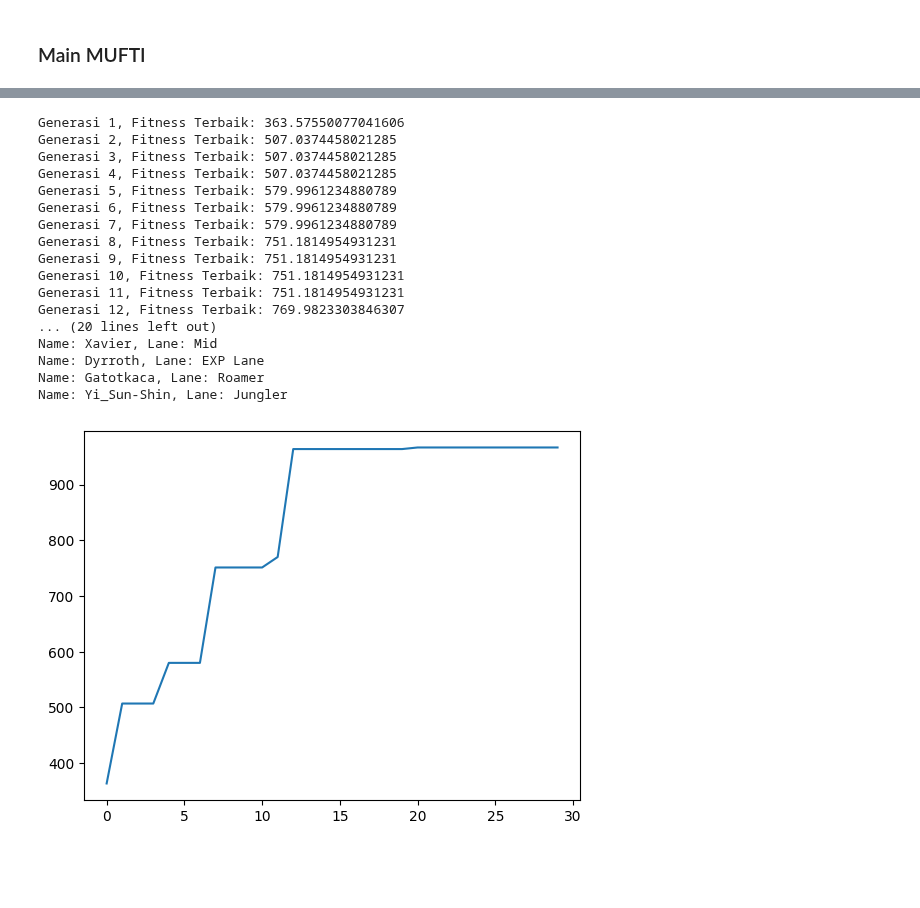
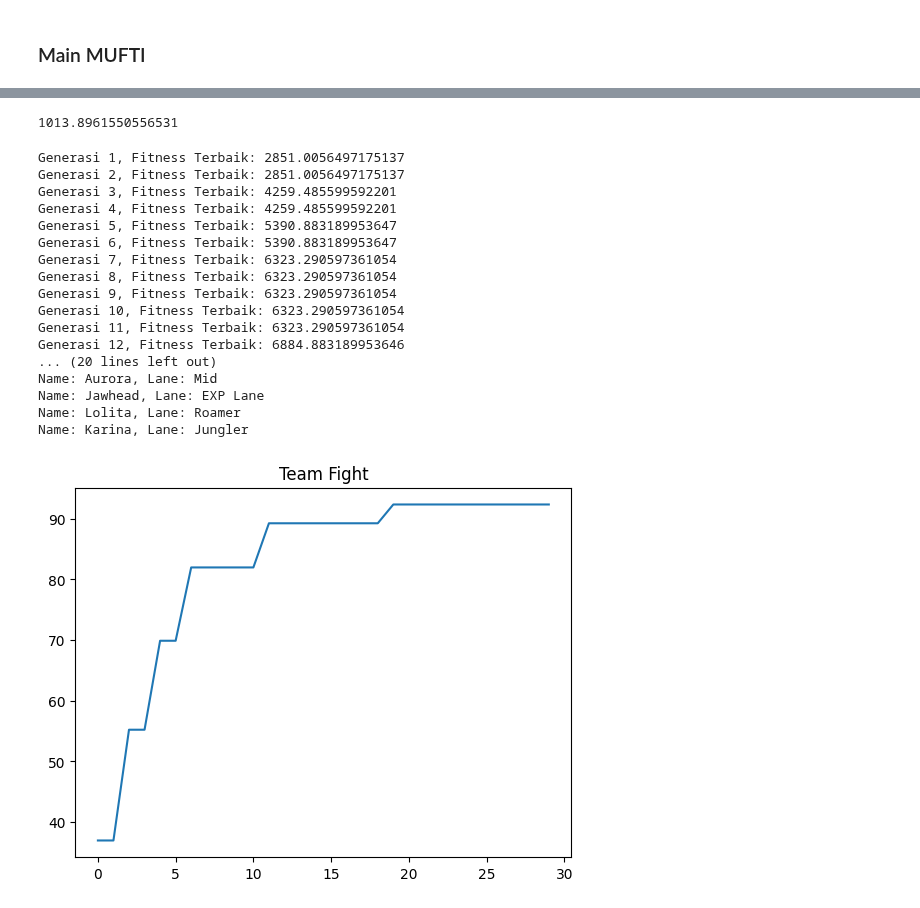
Before and after one commit to saifudienrosyid/MLBB_GenethicAlgorithm, a Jupyter notebook: main_muf.ipynb, the cells around one changed output, grey strips where cells are left out. Saved outputs shown, nothing was run; the diff lists cells and outputs as text; code cells hidden in the pictures; blank space fills up the shorter version.

```diff
--- a/main_muf.ipynb
+++ b/main_muf.ipynb
@@ -222,8 +193,29 @@ Iterasi : 1825 kali
+# %%
+# Create a list of dataframes for each role
+roles = [gold, mid, exp, roamer, jungler]
+
+# Calculate the sum of (Hard_Engage * Win_Rate) and (Team_Fight * Win_Rate) for each role
+max_hard_engage_sums = [role.groupby('Lane').apply(lambda x: (x['Hard_Engage'] * x['Win_Rate']).max()).sum() for role in roles]
+max_team_fight_sums = [role.groupby('Lane').apply(lambda x: (x['Team_Fight'] * x['Win_Rate']).max()).sum() for role in roles]
+
+# Create a DataFrame to display the results
+result_df = pd.DataFrame({
+    'Role': ['Gold Lane', 'Mid', 'EXP Lane', 'Roamer', 'Jungler'],
+    'Max_Hard_Engage_Sum': max_hard_engage_sums,
+    'Max_Team_Fight_Sum': max_team_fight_sums
+})
+
+# Calculate the total sum of (Hard_Engage * Win_Rate) and (Team_Fight * Win_Rate)
+total_he = result_df['Max_Hard_Engage_Sum'].sum()
+total_tf = result_df['Max_Team_Fight_Sum'].sum()
+print(total_he)
+# %% [output]
+1013.8961550556531
 # %%
 import random
 import numpy as np
 
-def calculate_fitness(individual, target_positions):
+def calculate_fitness(individual, target_positions, team_strategy):
     fitness_value = 0
     for hero, target_lane in zip(individual, target_positions):
         if hero['Lane'] == target_lane:
@@ -258,7 +250,7 @@ def mutate(individual, hero_data, mutation_rate):
 def genetic_algorithm(population, hero_data, target_positions, generations, tournament_size, crossover_rate, mutation_rate):
     temp_result = []
     for generation in range(generations):
-        fitness_values = [calculate_fitness(individual, target_positions) for individual in population]
+        fitness_values = [calculate_fitness(individual, target_positions, team_strategy) for individual in population]
 
         # Seleksi orangtua menggunakan turnamen
         parents = tournament_selection(population, fitness_values, tournament_size)
@@ -281,7 +273,7 @@ def genetic_algorithm(population, hero_data, target_positions, generations, tour
 
         # Gabungkan populasi lama dan baru, lalu pilih individu terbaik
         combined_population = population + mutated_children
-        fitness_values_combined = [calculate_fitness(individual, target_positions) for individual in combined_population]
+        fitness_values_combined = [calculate_fitness(individual, target_positions, team_strategy) for individual in combined_population]
         best_indices_combined = np.argsort(fitness_values_combined)[-pop_size:]
         population = [combined_population[i] for i in best_indices_combined]
 
@@ -290,65 +282,70 @@ def genetic_algorithm(population, hero_data, target_positions, generations, tour
         print(f"Generasi {generation + 1}, Fitness Terbaik: {max(fitness_values)}")
 
     # Pilih individu terbaik dari populasi terakhir
-    fitness_values = [calculate_fitness(individual, target_positions) for individual in population]
+    fitness_values = [calculate_fitness(individual, target_positions, team_strategy) for individual in population]
     best_individual_index = np.argmax(fitness_values)
     best_individual = population[best_individual_index]
 
     return best_individual, temp_result
-
 
 hero_data = hero_df.to_dict(orient='records')
 
 # Inisialisasi populasi
 pop_size = 10
 population = []
 
 for _ in range(pop_size):
     # Ambil 5 hero secara acak dari hero_data
     team = random.sample(hero_data[:-1], 5)  # Hanya ambil 5 hero, mengabaikan 'Badang'
     population.append(team)
 
 # Inisialisasi populasi
 initial_population = population
 
 # Parameter algoritma genetika
 target_positions = ['Gold Lane', 'Mid', 'EXP Lane', 'Roamer', 'Jungler']
-team_strategy = 0 # 0 for hard_engage and 1 for team_fight
+team_strategy = 1 # 0 for hard_engage and 1 for team_fight
 generations = 30
 tournament_size = 3
 crossover_rate = 0.8
 mutation_rate = 0.1
 
 # Jalankan algoritma genetika
 result, temp_result = genetic_algorithm(initial_population, hero_data, target_positions, generations, tournament_size, crossover_rate, mutation_rate)
 
 # Cetak hasil individu terbaik
 print("Individu Terbaik:")
 best_heroes = result
 for hero in best_heroes:
     print(f"Name: {hero['Name']}, Lane: {hero['Lane']}")
 
-plt.plot(temp_result)
-plt.show()
+if(team_strategy == 0):
+    plt.plot((temp_result/total_he)*100)
+    plt.title("Hard Engage")
+    plt.show()
+elif(team_strategy == 1):
+    plt.plot((temp_result/total_tf)*100)
+    plt.title("Team Fight")
+    plt.show()
 # %% [output]
-Generasi 1, Fitness Terbaik: 363.57550077041606
-Generasi 2, Fitness Terbaik: 507.0374458021285
-Generasi 3, Fitness Terbaik: 507.0374458021285
-Generasi 4, Fitness Terbaik: 507.0374458021285
-Generasi 5, Fitness Terbaik: 579.9961234880789
-Generasi 6, Fitness Terbaik: 579.9961234880789
-Generasi 7, Fitness Terbaik: 579.9961234880789
-Generasi 8, Fitness Terbaik: 751.1814954931231
-Generasi 9, Fitness Terbaik: 751.1814954931231
-Generasi 10, Fitness Terbaik: 751.1814954931231
-Generasi 11, Fitness Terbaik: 751.1814954931231
-Generasi 12, Fitness Terbaik: 769.9823303846307
+Generasi 1, Fitness Terbaik: 2851.0056497175137
+Generasi 2, Fitness Terbaik: 2851.0056497175137
+Generasi 3, Fitness Terbaik: 4259.485599592201
+Generasi 4, Fitness Terbaik: 4259.485599592201
+Generasi 5, Fitness Terbaik: 5390.883189953647
+Generasi 6, Fitness Terbaik: 5390.883189953647
+Generasi 7, Fitness Terbaik: 6323.290597361054
+Generasi 8, Fitness Terbaik: 6323.290597361054
+Generasi 9, Fitness Terbaik: 6323.290597361054
+Generasi 10, Fitness Terbaik: 6323.290597361054
+Generasi 11, Fitness Terbaik: 6323.290597361054
+Generasi 12, Fitness Terbaik: 6884.883189953646
 ... (20 lines left out)
-Name: Xavier, Lane: Mid
-Name: Dyrroth, Lane: EXP Lane
-Name: Gatotkaca, Lane: Roamer
-Name: Yi_Sun-Shin, Lane: Jungler
+Name: Aurora, Lane: Mid
+Name: Jawhead, Lane: EXP Lane
+Name: Lolita, Lane: Roamer
+Name: Karina, Lane: Jungler
-[figure, old version]
+[figure, new version]
 # %%
 import random
 import numpy as np
```
Also changed, not shown: parts of 5 cells of this notebook, 16 other files.
